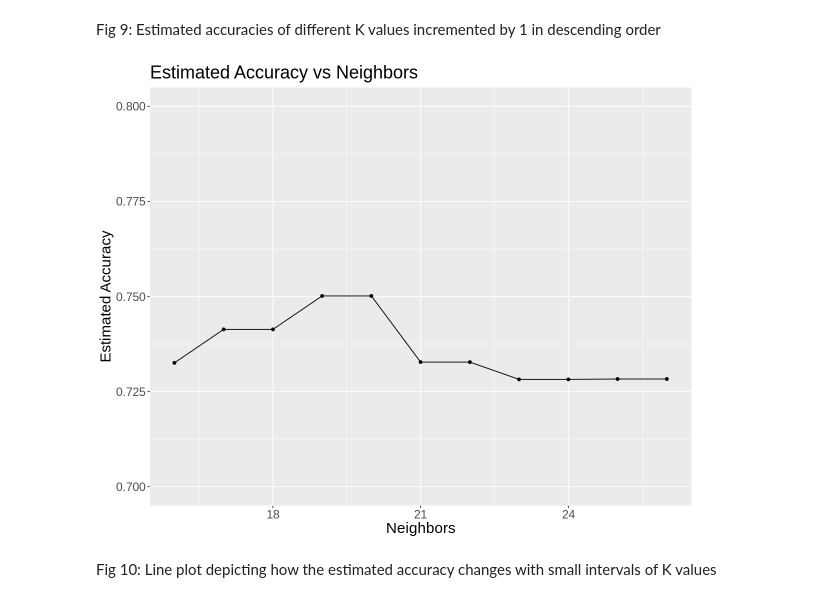
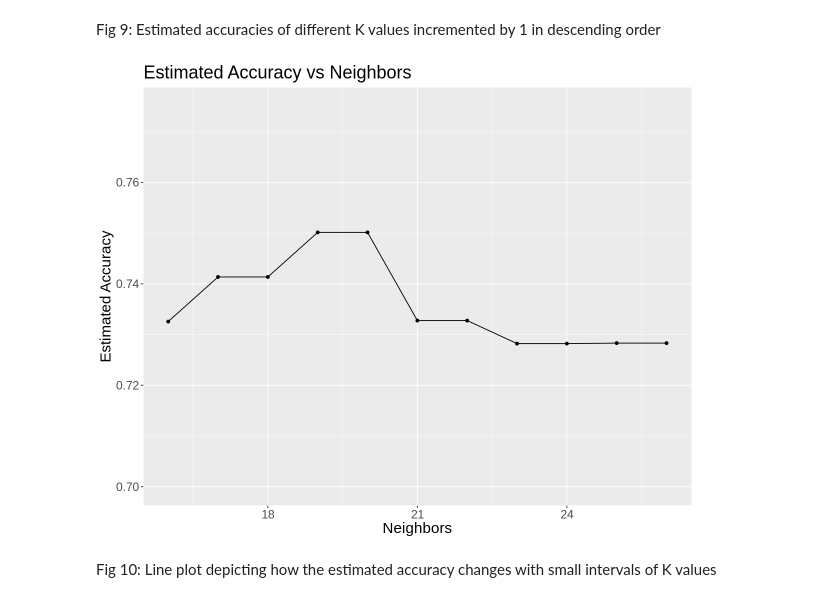
Before and after one commit to jamiema1/Predicting-Heart-Disease-with-KNN-Algorithm, a Jupyter notebook: final_report.ipynb, the cells around one changed output. Drawn from its saved outputs; the diff is of its cells as text; code cells hidden in the pictures.

```diff
--- a/final_report.ipynb
+++ b/final_report.ipynb
@@ -286,6 +298,6 @@ Lastly, to determine the general range of optimal K values, we want to test a wi
 # %%
 #creates a sequence of K values that will be tested
-gridvals <- tibble(neighbors = seq(from = 1, to = 125, by = 10))
+gridvals <- tibble(neighbors = seq(from = 1, to = 150, by = 10))
 
 #performs the 5 fold cross validation over the given sequence of K values and outputs the data in descending order of accuracy
 heart_results_range <- heart_workflow %>%
@@ -358,16 +370,16 @@ Fig 9: Estimated accuracies of different K values incremented by 1 in descending
 # %%
 options(repr.plot.width = 10, repr.plot.height = 8)
 
 #plots the estimated accuracy vs K value
 accuracy_plot2 <- ggplot(heart_results, aes(x=neighbors, y= mean)) +
     geom_line() +
     geom_point() +
-    ylim(0.7,.8)+
+    ylim(0.7,.775)+
     labs(x="Neighbors", y = "Estimated Accuracy", title = "Estimated Accuracy vs Neighbors") +
     theme(text = element_text(size = 18))
 accuracy_plot2
 # %% [output]
-[figure, old version]
+[figure, new version]
 # %% [markdown]
 Fig 10: Line plot depicting how the estimated accuracy changes with small intervals of K values
 # %%
```
Also changed, not shown: parts of 11 cells of this notebook.
